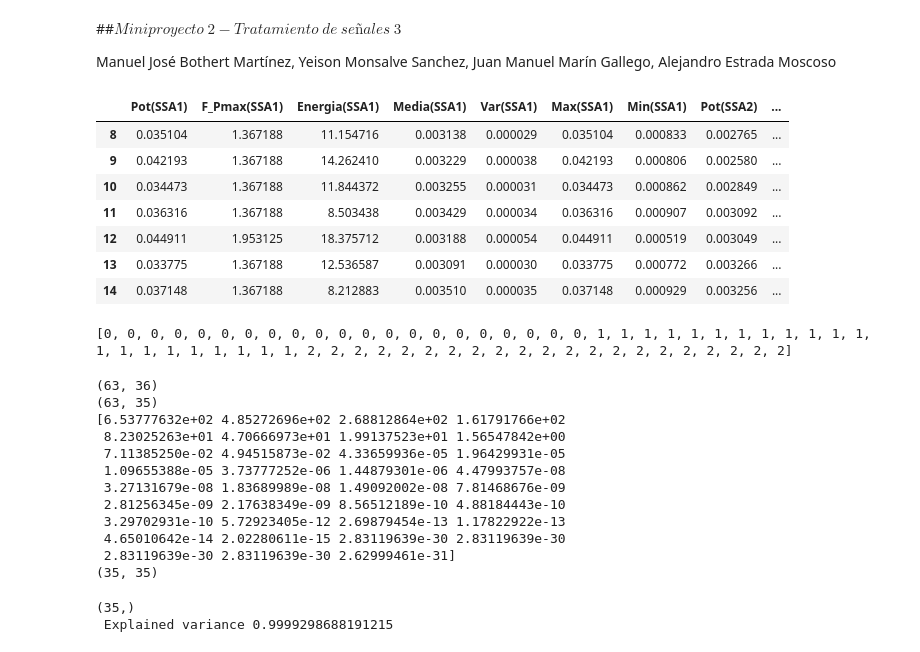
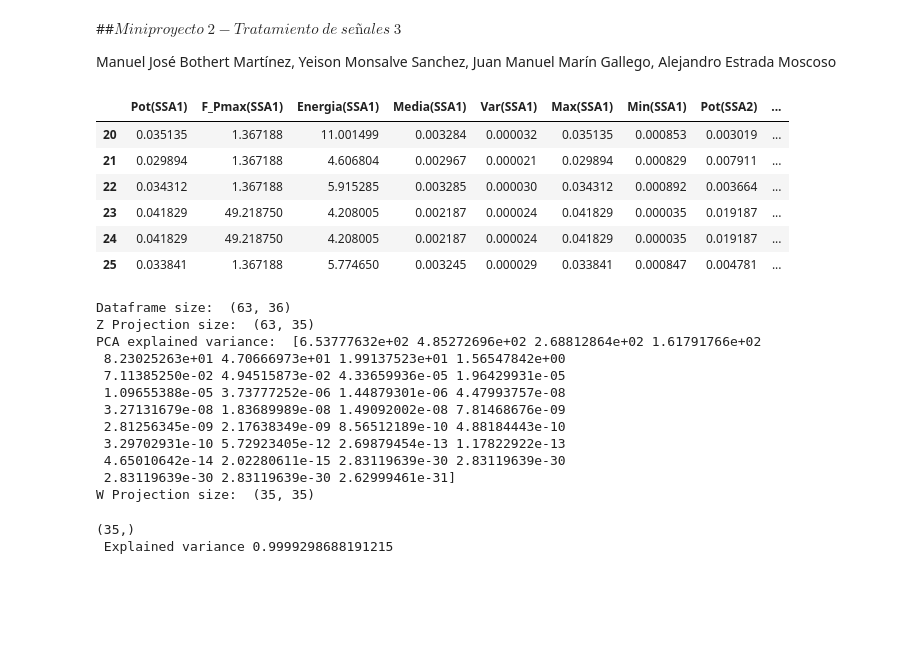
Before and after one commit to MyFirstVlog/miniProyecto-2-ts3, a Jupyter notebook: MiniProyecto2.ipynb, the cells around one changed output. Saved outputs shown, nothing was run; the diff lists cells and outputs as text; code cells hidden in the pictures; blank space fills up the shorter version.

```diff
--- a/MiniProyecto2.ipynb
+++ b/MiniProyecto2.ipynb
@@ -12,19 +13,17 @@ from sklearn.linear_model import BayesianRidge
 Manuel José Bothert Martínez, Yeison Monsalve Sanchez, Juan Manuel Marín Gallego, Alejandro Estrada Moscoso
 # %%
 data = pd.read_csv('Dataframe_Miniproyecto_1.csv') # Cargamos el dataframe.
-data[8:15]
+data[20:26]
 # %% [output]
 |  | Pot(SSA1) | F_Pmax(SSA1) | Energia(SSA1) | Media(SSA1) | Var(SSA1) | Max(SSA1) | Min(SSA1) | Pot(SSA2) | ... |
-| 8 | 0.035104 | 1.367188 | 11.154716 | 0.003138 | 0.000029 | 0.035104 | 0.000833 | 0.002765 | ... |
-| 9 | 0.042193 | 1.367188 | 14.262410 | 0.003229 | 0.000038 | 0.042193 | 0.000806 | 0.002580 | ... |
-| 10 | 0.034473 | 1.367188 | 11.844372 | 0.003255 | 0.000031 | 0.034473 | 0.000862 | 0.002849 | ... |
-| 11 | 0.036316 | 1.367188 | 8.503438 | 0.003429 | 0.000034 | 0.036316 | 0.000907 | 0.003092 | ... |
-| 12 | 0.044911 | 1.953125 | 18.375712 | 0.003188 | 0.000054 | 0.044911 | 0.000519 | 0.003049 | ... |
-| 13 | 0.033775 | 1.367188 | 12.536587 | 0.003091 | 0.000030 | 0.033775 | 0.000772 | 0.003266 | ... |
-| 14 | 0.037148 | 1.367188 | 8.212883 | 0.003510 | 0.000035 | 0.037148 | 0.000929 | 0.003256 | ... |
+| 20 | 0.035135 | 1.367188 | 11.001499 | 0.003284 | 0.000032 | 0.035135 | 0.000853 | 0.003019 | ... |
+| 21 | 0.029894 | 1.367188 | 4.606804 | 0.002967 | 0.000021 | 0.029894 | 0.000829 | 0.007911 | ... |
+| 22 | 0.034312 | 1.367188 | 5.915285 | 0.003285 | 0.000030 | 0.034312 | 0.000892 | 0.003664 | ... |
+| 23 | 0.041829 | 49.218750 | 4.208005 | 0.002187 | 0.000024 | 0.041829 | 0.000035 | 0.019187 | ... |
+| 24 | 0.041829 | 49.218750 | 4.208005 | 0.002187 | 0.000024 | 0.041829 | 0.000035 | 0.019187 | ... |
+| 25 | 0.033841 | 1.367188 | 5.774650 | 0.003245 | 0.000029 | 0.033841 | 0.000847 | 0.004781 | ... |
 # %%
 dataSismo = np.asarray(data.drop('Tipo',1))
-#pca = PCA(n_components=2)
 
 Tags = ["" for x in range(63)]
 for i in range(0,21,1):
@@ -33,22 +32,18 @@ for j in range(21,42,1):
   Tags[j] = 1
 for l in range(42,63,1):
   Tags[l] = 2
-
-print(Tags)
-# %% [output]
-[0, 0, 0, 0, 0, 0, 0, 0, 0, 0, 0, 0, 0, 0, 0, 0, 0, 0, 0, 0, 0, 1, 1, 1, 1, 1, 1, 1, 1, 1, 1, 1, 1, 1, 1, 1, 1, 1, 1, 1, 1, 1, 2, 2, 2, 2, 2, 2, 2, 2, 2, 2, 2, 2, 2, 2, 2, 2, 2, 2, 2, 2, 2]
 # %%
 pca = PCA(n_components = 35)  # project from 64 to 2 dimensions
 projectedZ = pca.fit_transform(dataSismo) # Entrenamos el modelo PCA (Calculamos los parámetros de proyección W, autovals, autovecs)
 BasisW = pca.components_
-print(data.shape)
-print(projectedZ.shape)
-print(pca.explained_variance_)
-print(BasisW.shape)
+print("Dataframe size: ", data.shape)
+print("Z Projection size: ", projectedZ.shape)
+print("PCA explained variance: ", pca.explained_variance_)
+print("W Projection size: ", BasisW.shape)
 # %% [output]
-(63, 36)
-(63, 35)
-[6.53777632e+02 4.85272696e+02 2.68812864e+02 1.61791766e+02
+Dataframe size:  (63, 36)
+Z Projection size:  (63, 35)
+PCA explained variance:  [6.53777632e+02 4.85272696e+02 2.68812864e+02 1.61791766e+02
  8.23025263e+01 4.70666973e+01 1.99137523e+01 1.56547842e+00
  7.11385250e-02 4.94515873e-02 4.33659936e-05 1.96429931e-05
  1.09655388e-05 3.73777252e-06 1.44879301e-06 4.47993757e-08
@@ -57,7 +52,7 @@ print(BasisW.shape)
  3.29702931e-10 5.72923405e-12 2.69879454e-13 1.17822922e-13
  4.65010642e-14 2.02280611e-15 2.83119639e-30 2.83119639e-30
  2.83119639e-30 2.83119639e-30 2.62999461e-31]
-(35, 35)
+W Projection size:  (35, 35)
 # %%
 varExp = pca.explained_variance_ratio_
 print(varExp.shape,'\n Explained variance',np.sum(varExp[:8]))
```
Also changed, not shown: parts of 8 cells of this notebook.
